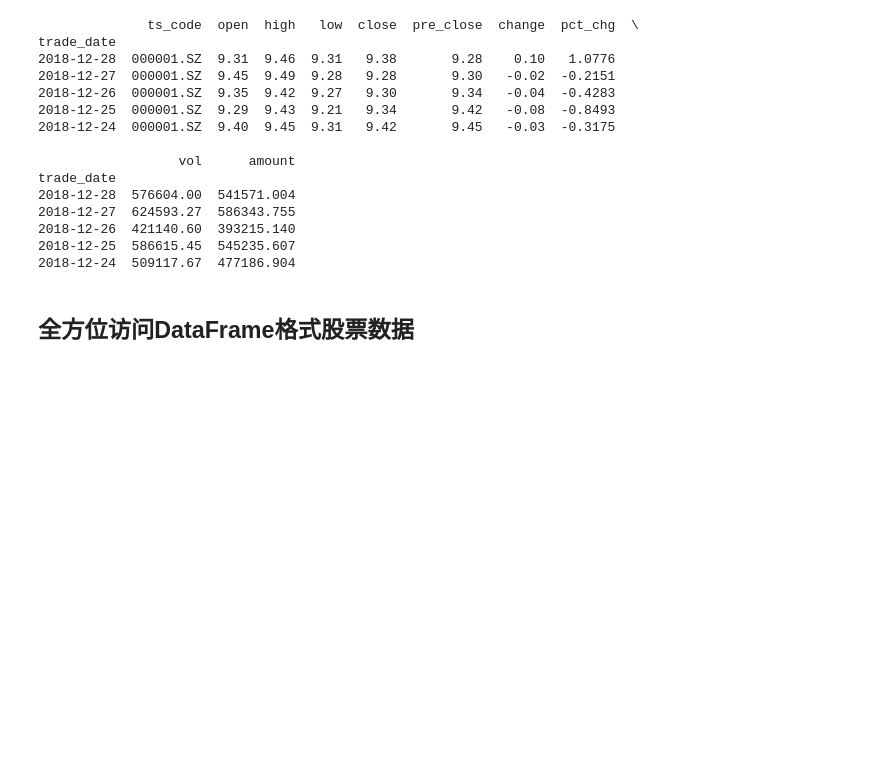
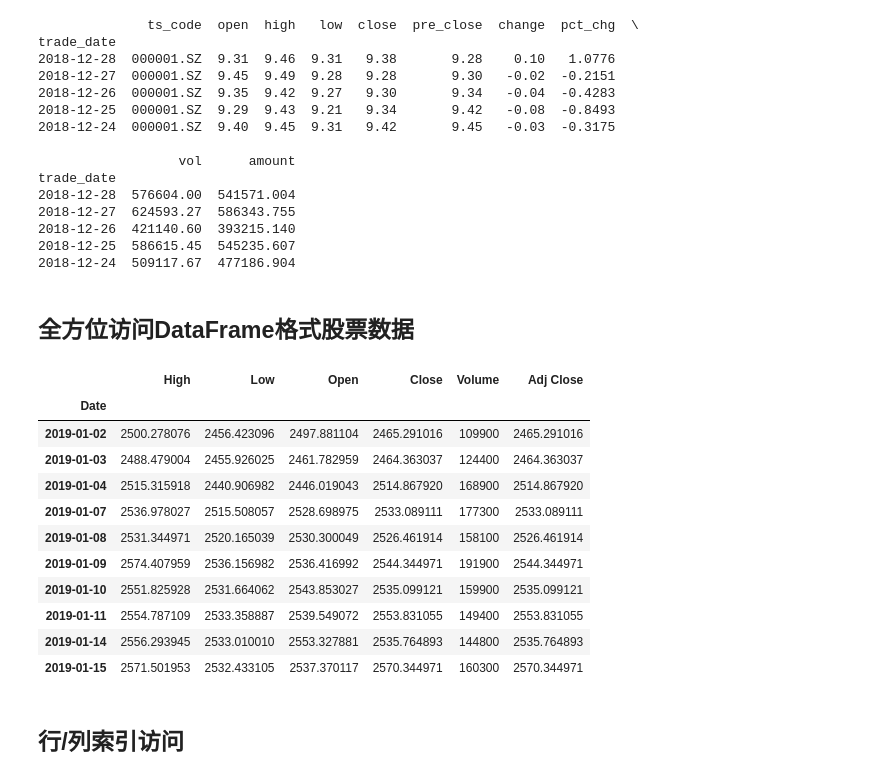
Before and after one commit to luzihang123/practice, a Jupyter notebook: stock_quant/quant_01.py.ipynb, the cells around one changed output. Cells and saved outputs as stored; diff of their text form; code cells hidden in the pictures; blank space fills up the shorter version.

```diff
--- a/stock_quant/quant_01.py.ipynb
+++ b/stock_quant/quant_01.py.ipynb
@@ -616,3 +616,25 @@ trade_date
 2018-12-24  509117.67  477186.904
 # %% [markdown]
 ##  全方位访问DataFrame格式股票数据
+# %%
+import pandas_datareader.data as web
+import datetime
+# 获取上证指数交易数据 pandas-datareade模块data.DataReader()方法
+df_stockload = web.DataReader("000001.SS", "yahoo", datetime.datetime(2019, 1, 1), datetime.datetime(2019, 2, 1))
+
+df_stockload.head(10)  # 查看前几行
+# %% [output]
+|  | High | Low | Open | Close | Volume | Adj Close |
+| Date |  |  |  |  |  |  |
+| 2019-01-02 | 2500.278076 | 2456.423096 | 2497.881104 | 2465.291016 | 109900 | 2465.291016 |
+| 2019-01-03 | 2488.479004 | 2455.926025 | 2461.782959 | 2464.363037 | 124400 | 2464.363037 |
+| 2019-01-04 | 2515.315918 | 2440.906982 | 2446.019043 | 2514.867920 | 168900 | 2514.867920 |
+| 2019-01-07 | 2536.978027 | 2515.508057 | 2528.698975 | 2533.089111 | 177300 | 2533.089111 |
+| 2019-01-08 | 2531.344971 | 2520.165039 | 2530.300049 | 2526.461914 | 158100 | 2526.461914 |
+| 2019-01-09 | 2574.407959 | 2536.156982 | 2536.416992 | 2544.344971 | 191900 | 2544.344971 |
+| 2019-01-10 | 2551.825928 | 2531.664062 | 2543.853027 | 2535.099121 | 159900 | 2535.099121 |
+| 2019-01-11 | 2554.787109 | 2533.358887 | 2539.549072 | 2553.831055 | 149400 | 2553.831055 |
+| 2019-01-14 | 2556.293945 | 2533.010010 | 2553.327881 | 2535.764893 | 144800 | 2535.764893 |
+| 2019-01-15 | 2571.501953 | 2532.433105 | 2537.370117 | 2570.344971 | 160300 | 2570.344971 |
+# %% [markdown]
+## 行/列索引访问
```
Also changed, not shown: parts of 63 cells of this notebook, 2 other files.
